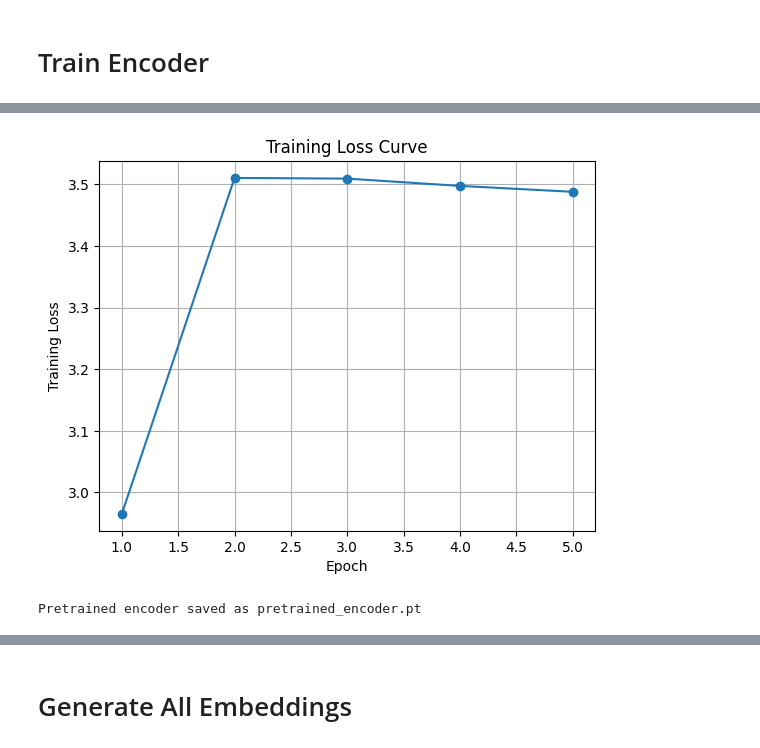
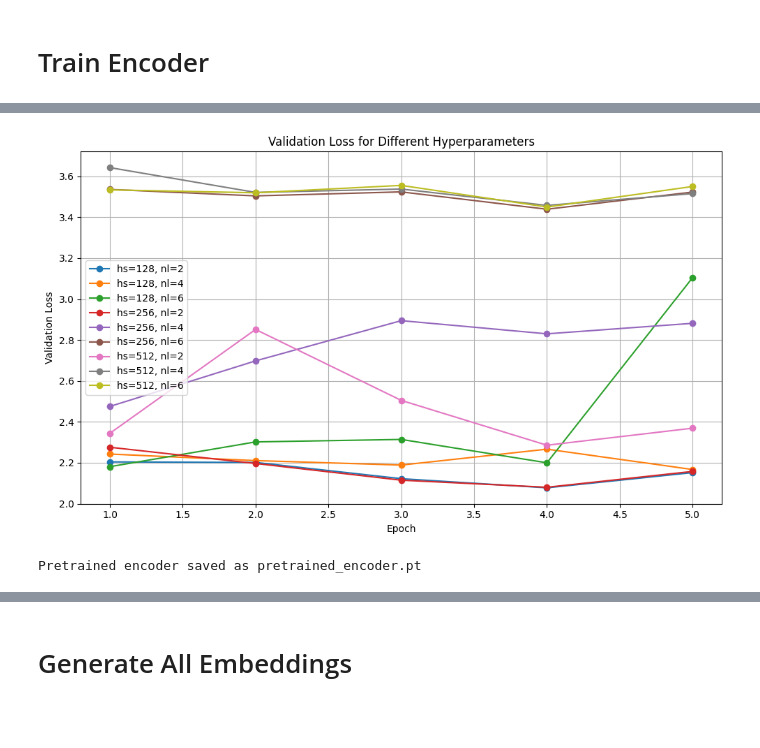
Before and after one commit to lunamk1/lab3-2, a Jupyter notebook: code/lab3-2.ipynb, the cells around one changed output, grey strips where cells are left out. Saved outputs shown, nothing was run; the diff lists cells and outputs as text; code cells hidden in the pictures; blank space fills up the shorter version.

Commit message:
hyperparam tuning, train/val loss plots, new cc plots

```diff
--- a/code/lab3-2.ipynb
+++ b/code/lab3-2.ipynb
@@ -34,22 +34,75 @@ dataloader = DataLoader(dataset, batch_size=32, shuffle=True)
 
 # Create encoder model
 device = "cuda" if torch.cuda.is_available() else "cpu"
-encoder = Encoder(vocab_size=tokenizer.vocab_size)
-encoder = encoder.to(device)
+# encoder = Encoder(vocab_size=tokenizer.vocab_size)
+# encoder = encoder.to(device)
 
-# Train the model using masked language modeling
-print("Training")
-train_bert(
-    model=encoder,
-    dataloader=dataloader,
-    tokenizer=tokenizer,
-    epochs=5, # we can change this
-    lr=5e-4, # same as well
-    device=device
-)
+import torch
+import itertools
+import matplotlib.pyplot as plt
 
-# Save pretrained encoder weights
-torch.save(encoder.state_dict(), "pretrained_encoder.pt")
-print("Pretrained encoder saved as pretrained_encoder.pt")
+# Fixed settings
+lr = 3e-4
+epochs = 5
+batch_size = 32
+num_heads = 4
+intermediate_size = 512
+
+# Things to tune
+hidden_sizes = [128, 256, 512]
+num_layers_list = [2, 4, 6]
+
+# Store results
+results = {}
+
+# Loop over all combinations
+for hidden_size, num_layers in itertools.product(hidden_sizes, num_layers_list):
+    print(f"Training model with hidden_size={hidden_size}, num_layers={num_layers}")
+
+    # Initialize new encoder
+    encoder = Encoder(
+        vocab_size=tokenizer.vocab_size,
+        hidden_size=hidden_size,
+        num_heads=num_heads,
+        num_layers=num_layers,
+        intermediate_size=intermediate_size,
+        max_len=512
+    )
+    encoder = encoder.to(device)
+
+    # Train and get losses
+    train_losses, val_losses = train_bert(
+        model=encoder,
+        dataloader=dataloader,
+        tokenizer=tokenizer,
+        epochs=epochs,
+        lr=lr,
+        device=device
+    )
+
+    # Save
+    results[(hidden_size, num_layers)] = {
+        'train_losses': train_losses,
+        'val_losses': val_losses
+    }
+
+print("Finished hyperparameter tuning!")
+
+
+# Plot validation loss curves for all runs
+plt.figure(figsize=(10, 6))
+
+for (hidden_size, num_layers), losses in results.items():
+    val_losses = losses['val_losses']
+    label = f"hs={hidden_size}, nl={num_layers}"
+    plt.plot(range(1, len(val_losses)+1), val_losses, marker='o', label=label)
+
+plt.xlabel('Epoch')
+plt.ylabel('Validation Loss')
+plt.title('Validation Loss for Different Hyperparameters')
+plt.legend()
+plt.grid(True)
+plt.tight_layout()
+plt.show()
 # %% [output]
 Loaded 109 podcast stories
@@ -62,2 +125,2 @@ Epoch [5/5], Loss: 3.4877
-[figure, old version]
+[figure, new version]
 Pretrained encoder saved as pretrained_encoder.pt
```
Also changed, not shown: parts of 4 cells of this notebook, 2 other files.
